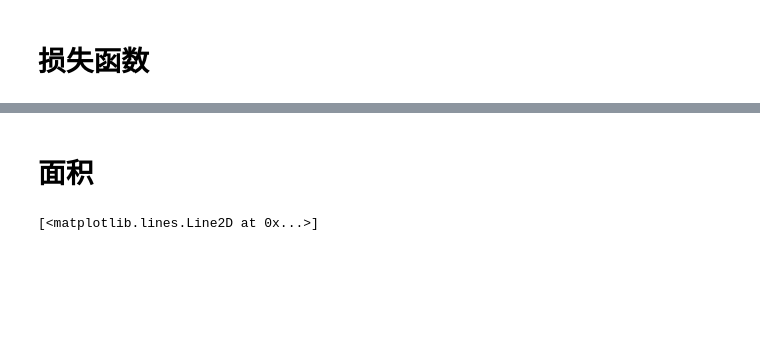
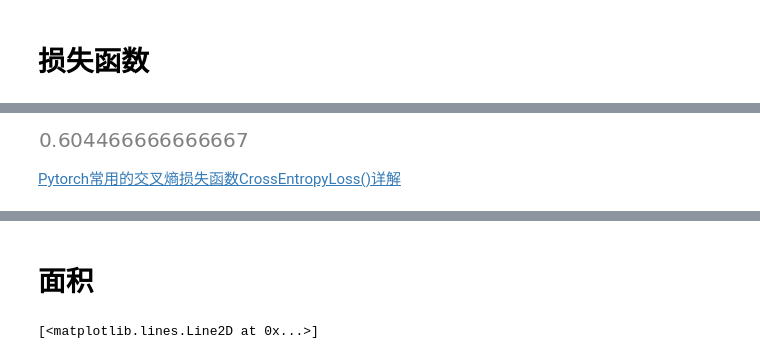
Before and after one commit to zidanewenqsh/deeplearning_notebook_01, a Jupyter notebook: deep_learning.ipynb, the cells around one changed output, grey strips where cells are left out. Drawn from its saved outputs; the diff is of its cells as text; code cells hidden in the pictures; blank space fills up the shorter version.

```diff
--- a/deep_learning.ipynb
+++ b/deep_learning.ipynb
@@ -31,0 +477,6 @@ IFrame('https://arxiv.org/pdf/1712.09913.pdf',width=800,height=600)
+# %%
+(0.5456+1.0874+0.1804)/3
+# %% [output]
+[figure, added]
+# %% [markdown]
+[Pytorch常用的交叉熵损失函数CrossEntropyLoss()详解](https://zhuanlan.zhihu.com/p/98785902)
```
Also changed, not shown: parts of 37 cells of this notebook, 1 other file.
